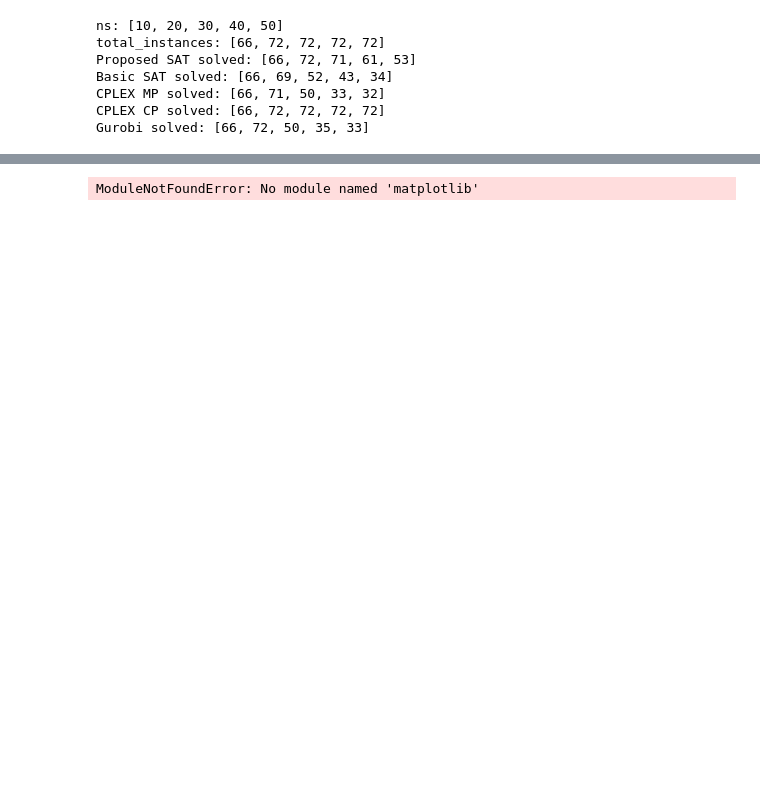
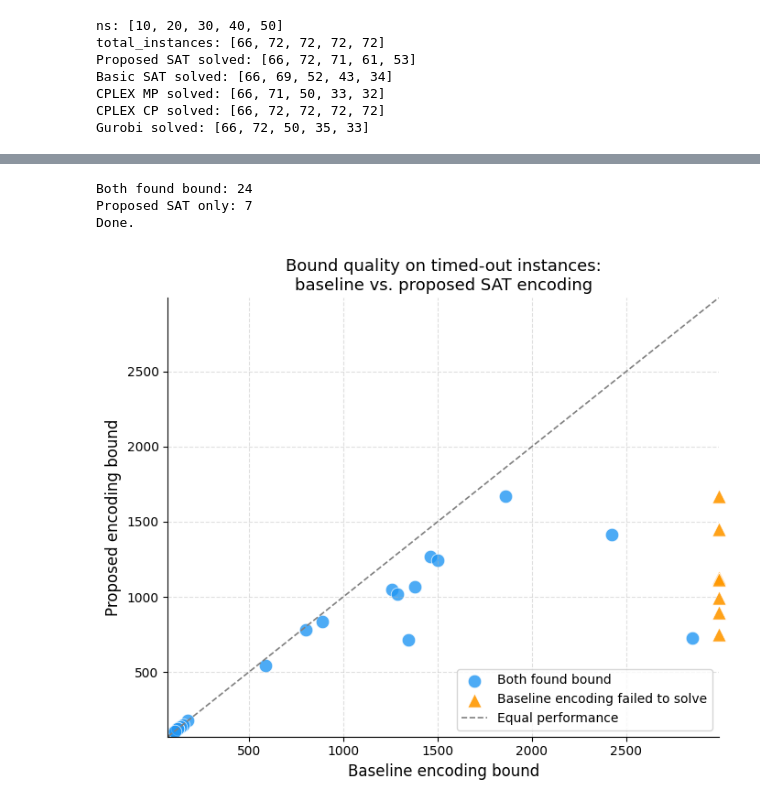
Before and after one commit to lampham04/SAT-JobScheduling, a Jupyter notebook: result_data_extract/extract.ipynb, the cells around one changed output, grey strips where cells are left out. Cells and saved outputs as stored; diff of their text form; code cells hidden in the pictures; blank space fills up the shorter version.

```diff
--- a/result_data_extract/extract.ipynb
+++ b/result_data_extract/extract.ipynb
@@ -195,6 +309,74 @@ ModuleNotFoundError: No module named 'matplotlib'
-# %%
-import matplotlib
-print(matplotlib.__version__
-      )
-# %% [output]
-ModuleNotFoundError: No module named 'matplotlib'
+# %%
+import matplotlib.pyplot as plt
+import numpy as np
+
+# Both timed out
+mask_both_timeout = (
+    (df['SAT TIME (s)'] >= 300) &
+    (df['BSAT TIME (s)'] >= 300)
+)
+df_both = df[mask_both_timeout]
+
+# Split into two groups
+df_both_found = df_both[df_both['SAT'].notna() & df_both['BSAT'].notna()]
+df_sat_only   = df_both[df_both['SAT'].notna() & df_both['BSAT'].isna()]
+
+sat_bounds      = df_both_found['SAT'].astype(float).values
+bsat_bounds     = df_both_found['BSAT'].astype(float).values
+sat_only_bounds = df_sat_only['SAT'].astype(float).values
+
+print(f"Both found bound: {len(df_both_found)}")
+print(f"Proposed SAT only: {len(df_sat_only)}")
+
+fig, ax = plt.subplots(figsize=(7, 6))
+
+# Axis limits from all real bound values
+all_vals = np.concatenate([sat_bounds, bsat_bounds, sat_only_bounds])
+lim_min = all_vals.min() * 0.95
+lim_max = all_vals.max() * 1.05
+
+# Fixed x position for BSAT-failed points — far right
+phantom_x = lim_max
+
+# --- Points where both found a bound ---
+ax.scatter(bsat_bounds, sat_bounds,
+           color='#2196F3', edgecolors='white',
+           marker='o', linewidth=0.6, s=110, alpha=0.8,
+           label='Both found bound')
+
+# --- Points where BSAT failed — pushed to far right ---
+ax.scatter([phantom_x] * len(sat_only_bounds), sat_only_bounds,
+           color="#FF9800", edgecolors='white',
+           marker='^', linewidth=0.6, s=120, alpha=0.9,
+           label='Baseline encoding failed to solve',
+           clip_on=False)
+
+# --- Diagonal reference line ---
+ax.plot([lim_min, lim_max], [lim_min, lim_max],
+        color='gray', linestyle='--', linewidth=1.2,
+        label='Equal performance')
+
+ax.set_xlabel('Baseline encoding bound', fontsize=12)
+ax.set_ylabel('Proposed encoding bound', fontsize=12)
+ax.set_title('Bound quality on timed-out instances:\nbaseline vs. proposed SAT encoding', fontsize=13)
+ax.set_xlim(lim_min, lim_max)
+ax.set_ylim(lim_min, lim_max)
+ax.legend(fontsize=10, loc='lower right')
+ax.grid(linestyle='--', alpha=0.4)
+ax.spines['top'].set_visible(False)
+ax.spines['right'].set_visible(False)
+
+# Annotation
+below = (sat_bounds < bsat_bounds).sum()
+equal = (sat_bounds == bsat_bounds).sum()
+above = (sat_bounds > bsat_bounds).sum()
+
+plt.tight_layout()
+plt.savefig('sat_bound_scatter.png', dpi=300, bbox_inches='tight')
+plt.savefig('sat_bound_scatter.pdf', dpi=300, bbox_inches='tight')
+print("Done.")
+# %% [output]
+Both found bound: 24
+Proposed SAT only: 7
+Done.
+[figure, added]
```
Also changed, not shown: parts of 6 cells of this notebook, 4 other files.
